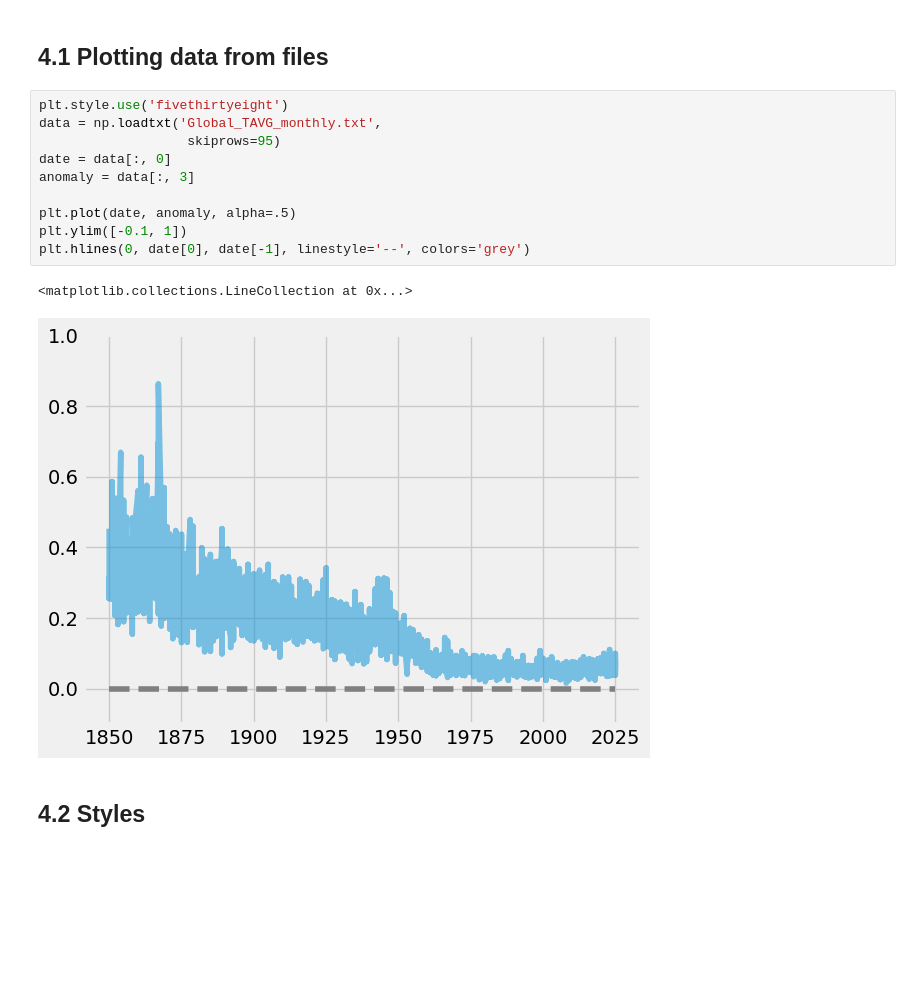
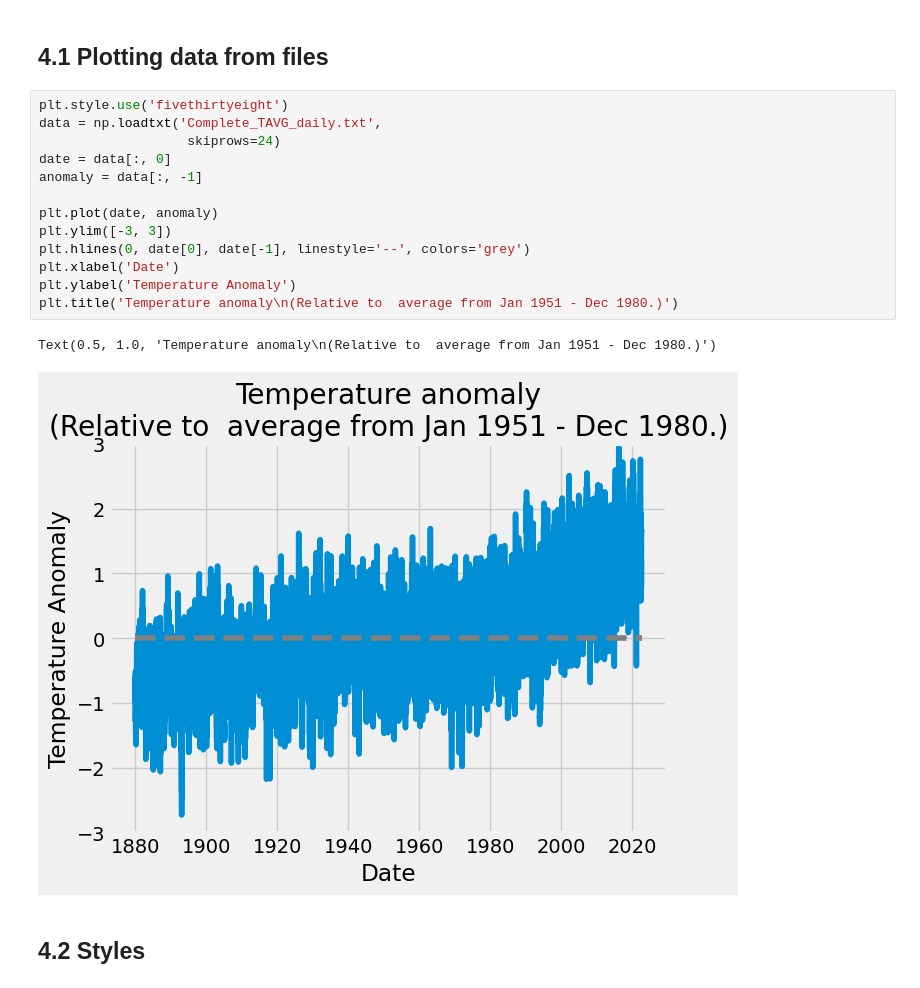
Before and after one commit to SPS-SP2273/learning-portfolio-Venetaris, a Jupyter notebook: 7.1_plotting/plotting_(need).ipynb, the cells around one changed output. Saved outputs shown, nothing was run; the diff lists cells and outputs as text; blank space fills up the shorter version.

```diff
--- a/7.1_plotting/plotting_(need).ipynb
+++ b/7.1_plotting/plotting_(need).ipynb
@@ -118,17 +118,20 @@ plt.plot(x, y_2)
 ## 4.1 Plotting data from files
 # %%
 plt.style.use('fivethirtyeight')
-data = np.loadtxt('Global_TAVG_monthly.txt',
-                   skiprows=95)
+data = np.loadtxt('Complete_TAVG_daily.txt',
+                   skiprows=24)
 date = data[:, 0]
-anomaly = data[:, 3]
+anomaly = data[:, -1]
 
-plt.plot(date, anomaly, alpha=.5)
-plt.ylim([-0.1, 1])
+plt.plot(date, anomaly)
+plt.ylim([-3, 3])
 plt.hlines(0, date[0], date[-1], linestyle='--', colors='grey')
+plt.xlabel('Date')
+plt.ylabel('Temperature Anomaly')
+plt.title('Temperature anomaly\n(Relative to  average from Jan 1951 - Dec 1980.)')
 # %% [output]
-<matplotlib.collections.LineCollection at 0x...>
+Text(0.5, 1.0, 'Temperature anomaly\n(Relative to  average from Jan 1951 - Dec 1980.)')
-[figure, old version]
+[figure, new version]
 # %% [markdown]
 ## 4.2 Styles
 # %% [markdown]
```
Also changed, not shown: 7 other files.
